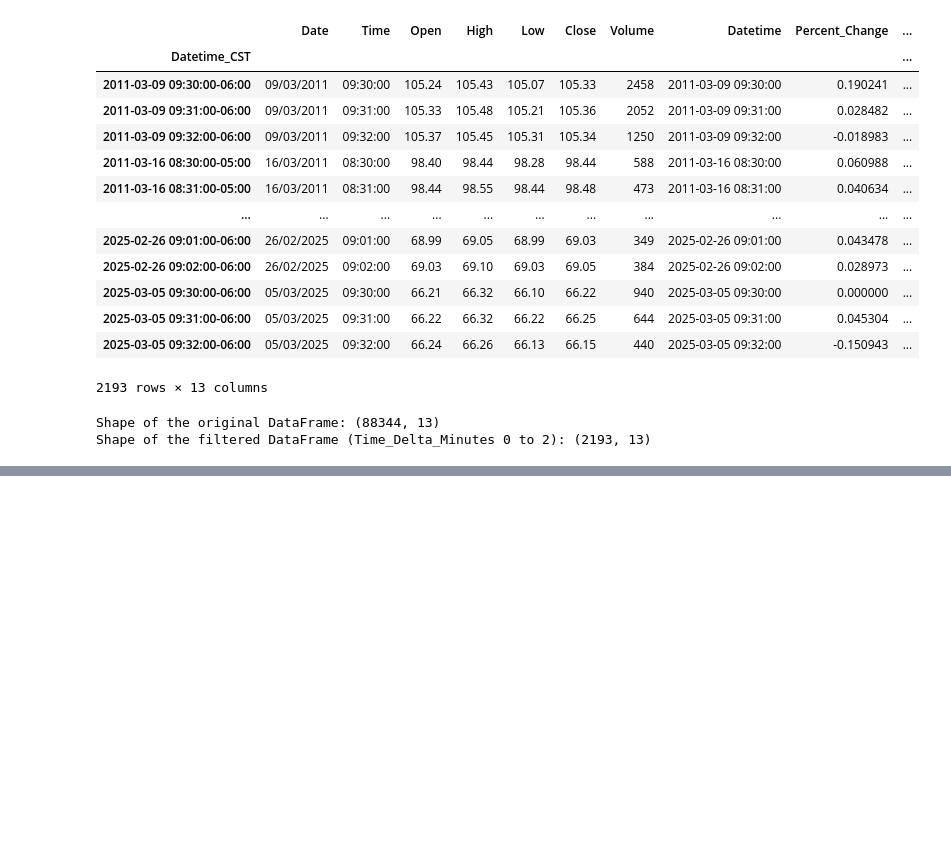
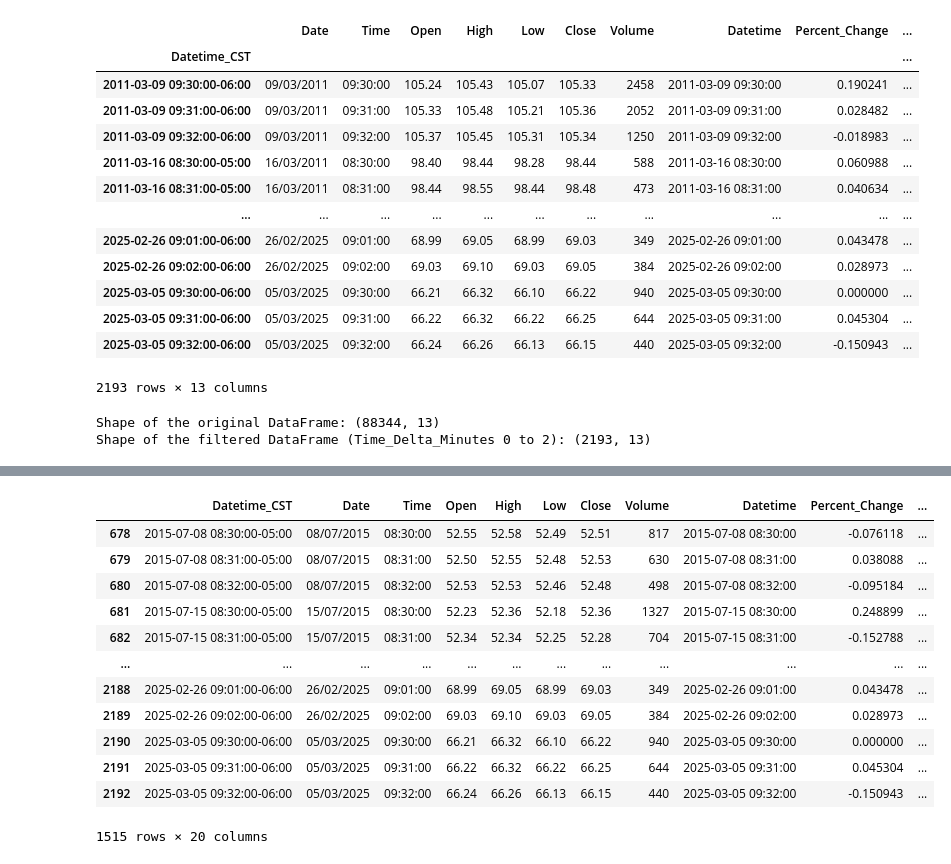
Before and after one commit to Sun-G0D/EIASupplySurprise, a Jupyter notebook: project.ipynb, the cells around one changed output, grey strips where cells are left out. Cells and saved outputs as stored; diff of their text form; code cells hidden in the pictures; blank space fills up the shorter version.

```diff
--- a/project.ipynb
+++ b/project.ipynb
@@ -1290,0 +1343,5 @@ display(merged_price_window_0to2min)
+# %%
+date_string_series = merged_price_window_0to2min['Datetime_CST'].dt.strftime('%d/%m/%Y')
+merged_price_window_0to2min['Date'] = date_string_series
+display(merged_price_window_0to2min)
+display(merged_price_window_0to2min.dtypes)
@@ -1290,0 +1434,7 @@ display(merged_price_window_0to2min)
+# %%
+#fxstreet_api_forecasts['Actual_API'] = fxstreet_api_forecasts['Actual']
+fxstreet_api_forecasts['Date_Formatted'] = pd.to_datetime(fxstreet_api_forecasts['Date_Formatted'], format='%d/%m/%Y').dt.date
+fxstreet_api_forecasts['Actual_API'] = fxstreet_api_forecasts['Actual_API'].astype('float')
+display(fxstreet_api_forecasts)
+display(fxstreet_api_forecasts.dtypes)
+display(merged_price_window_0to2min)
@@ -1290,0 +1475,54 @@ display(merged_price_window_0to2min)
+# %%
+
+merged_price_window_0to2min['DateString'] = pd.to_datetime(merged_price_window_0to2min['DateString'], format='%d/%m/%Y')
+fxstreet_api_forecasts['Date_Formatted'] = pd.to_datetime(fxstreet_api_forecasts['Date_Formatted'], format='%d/%m/%Y')
+
+def find_nearest_date_api(row, fxstreet_api_forecasts_dates):
+    """
+    Finds the Actual_API value from fxstreet_api_forecasts corresponding to the nearest date
+    to the DateString in the given row.
+
+    Args:
+        row (pd.Series): A row from merged_price_window_0to2min DataFrame.
+        fxstreet_api_forecasts_dates (pd.Series): The Date_Formatted column from fxstreet_api_forecasts.
+
+    Returns:
+        float: The Actual_API value corresponding to the nearest date, or NaN if no match.
+    """
+    date_to_match = row['DateString']
+
+    # Calculate the absolute time difference between date_to_match and all dates in fxstreet_api_forecasts_dates
+    time_diffs = abs(fxstreet_api_forecasts_dates - date_to_match)
+
+    # Find the index of the minimum time difference
+    nearest_date_index = time_diffs.idxmin()
+
+    return fxstreet_api_forecasts['Actual_API'].iloc[nearest_date_index]
+
+
+# Apply the function to each row of merged_price_window_0to2min to find the nearest API forecast
+merged_price_window_0to2min_api = merged_price_window_0to2min.copy() # Create a copy to avoid modifying original
+merged_price_window_0to2min_api['Actual_API'] = merged_price_window_0to2min_api.apply(
+    find_nearest_date_api,
+    axis=1,
+    args=(fxstreet_api_forecasts['Date_Formatted'],)
+)
+
+merged_price_window_0to2min_api = merged_price_window_0to2min_api[678:] #the fxstreet API data only covers from 2015 till present
+# Display the head of the merged dataframe to verify
+display(merged_price_window_0to2min_api)
+display(merged_price_window_0to2min_api.dtypes)
+# %% [output]
+|  | Datetime_CST | Date | Time | Open | High | Low | Close | Volume | Datetime | Percent_Change | ... |
+| 678 | 2015-07-08 08:30:00-05:00 | 08/07/2015 | 08:30:00 | 52.55 | 52.58 | 52.49 | 52.51 | 817 | 2015-07-08 08:30:00 | -0.076118 | ... |
+| 679 | 2015-07-08 08:31:00-05:00 | 08/07/2015 | 08:31:00 | 52.50 | 52.55 | 52.48 | 52.53 | 630 | 2015-07-08 08:31:00 | 0.038088 | ... |
+| 680 | 2015-07-08 08:32:00-05:00 | 08/07/2015 | 08:32:00 | 52.53 | 52.53 | 52.46 | 52.48 | 498 | 2015-07-08 08:32:00 | -0.095184 | ... |
+| 681 | 2015-07-15 08:30:00-05:00 | 15/07/2015 | 08:30:00 | 52.23 | 52.36 | 52.18 | 52.36 | 1327 | 2015-07-15 08:30:00 | 0.248899 | ... |
+| 682 | 2015-07-15 08:31:00-05:00 | 15/07/2015 | 08:31:00 | 52.34 | 52.34 | 52.25 | 52.28 | 704 | 2015-07-15 08:31:00 | -0.152788 | ... |
+| ... | ... | ... | ... | ... | ... | ... | ... | ... | ... | ... | ... |
+| 2188 | 2025-02-26 09:01:00-06:00 | 26/02/2025 | 09:01:00 | 68.99 | 69.05 | 68.99 | 69.03 | 349 | 2025-02-26 09:01:00 | 0.043478 | ... |
+| 2189 | 2025-02-26 09:02:00-06:00 | 26/02/2025 | 09:02:00 | 69.03 | 69.10 | 69.03 | 69.05 | 384 | 2025-02-26 09:02:00 | 0.028973 | ... |
+| 2190 | 2025-03-05 09:30:00-06:00 | 05/03/2025 | 09:30:00 | 66.21 | 66.32 | 66.10 | 66.22 | 940 | 2025-03-05 09:30:00 | 0.000000 | ... |
+| 2191 | 2025-03-05 09:31:00-06:00 | 05/03/2025 | 09:31:00 | 66.22 | 66.32 | 66.22 | 66.25 | 644 | 2025-03-05 09:31:00 | 0.045304 | ... |
+| 2192 | 2025-03-05 09:32:00-06:00 | 05/03/2025 | 09:32:00 | 66.24 | 66.26 | 66.13 | 66.15 | 440 | 2025-03-05 09:32:00 | -0.150943 | ... |
+1515 rows × 20 columns
```
Also changed, not shown: parts of 10 cells of this notebook.
